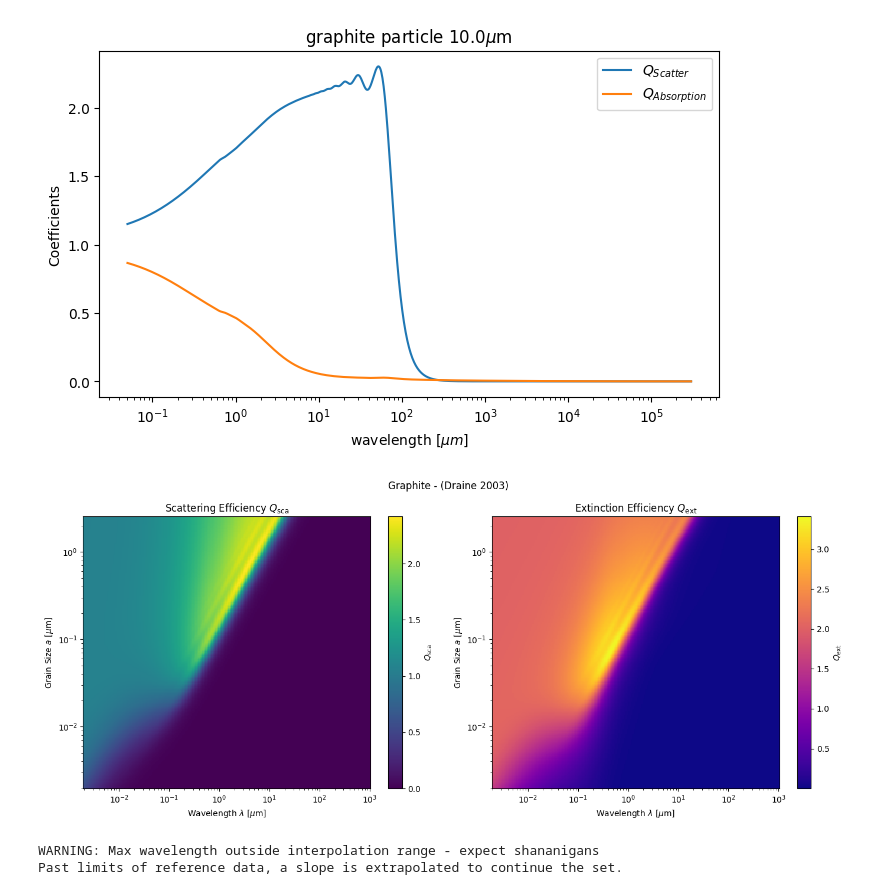
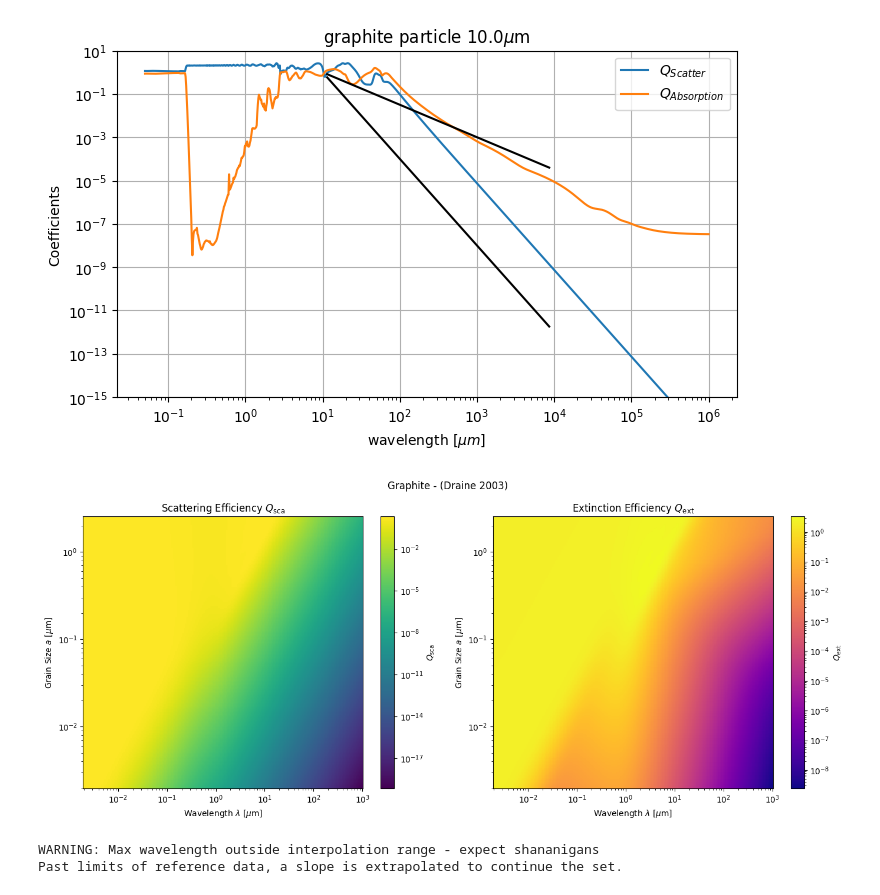
Before and after one commit to graves-andrew-02/DustOp, a Jupyter notebook: Opacity_Solver.ipynb, the cells around one changed output. Saved outputs shown, nothing was run; the diff lists cells and outputs as text; code cells hidden in the pictures.

```diff
--- a/Opacity_Solver.ipynb
+++ b/Opacity_Solver.ipynb
@@ -16,7 +11,7 @@ def get_ref_data(material):
   elif material == 'fe':
     wv_raw, n_raw, k_raw =  np.loadtxt('ref index data/fe-c-Henning1996.download', skiprows= 12, unpack = True)
   elif material == 'h2o':
-    wv_raw, n_raw, k_raw =  np.loadtxt('ref index data/h2o-a-Hudgins1993.lnk', skiprows= 27, unpack = True)
+    wv_raw, n_raw, k_raw =  np.loadtxt('ref index data/h2o-w-Warren2008.lnk', skiprows= 27, unpack = True)
   else:
     print('not applicable material')
 
@@ -28,12 +23,13 @@ def get_ref_data(material):
 wv_raw, n_raw, k_raw = np.loadtxt('ref index data/c-gra-Draine2003.download', skiprows=27, unpack=True)
 #wv_raw, n_raw, k_raw = np.loadtxt('sic-Draine1993.download', skiprows=28, unpack=True)
 
-#n_raw = 1*np.ones_like(n_raw)
-#k_raw = 0.001 * (wv_raw*np.ones_like(n_raw))**-2
 
 #optool data to compare to
 #wavelength, ka, ks, g = np.loadtxt('dustkappa-gra-1um.dat', skiprows=24, unpack=True)
 
-wv_raw, n_raw, k_raw = get_ref_data('fe')
-wv, m = mie.interp_m(wv_raw, n_raw, k_raw, wv_range = [5e-2, 300000], num_points = 1000)
+wv_raw, n_raw, k_raw = get_ref_data('h2o')
+
+#k_raw = 0.000001 * (wv_raw*np.ones_like(n_raw))**0.4
+#n_raw = 0.000001 * (wv_raw*np.ones_like(n_raw))**0.4
+wv, m = mie.interp_m(wv_raw, n_raw, k_raw, wv_range = [5e-2, 10**6], num_points = 1000)
 #m = (1.0 + 0.1*wv*1j) * np.ones_like(m)
@@ -76,11 +83,23 @@ ax.legend(loc ='best')
 ax.set_xlabel(r'wavelength [$\mu m$]')
 ax.set_ylabel(r'Coefficients')
 ax.set_title(f'graphite particle {a}'+ r'$\mu$m')
+x_line = np.logspace(np.log10(min(wv)),np.log10(max(wv)),100)
+y_line = 10*(x_line / 10)**-1.5
+
+mask = np.where((x_line >10) & (x_line < 10000))
+ax.plot(x_line[mask], y_line[mask]/a, color = 'black', label = "")
+
+y_line = 10*(x_line / 10)**-4
+
+ax.plot(x_line[mask], y_line[mask]/a, color = 'black', label = "")
+
 #ax.set_xlim(0.4,1)
-
+ax.set_ylim(10**-15, 10)
 ax.set_xscale('log')
+ax.set_yscale('log')
+ax.grid()
 # %% [output]
-[figure, old version]
+[figure, new version]
 # %%
 mie_interp, nd_mie_arr, size_arr, wv_arr =  mie.create_mie_interp([2e-3, 1000], [1e-3, 2.5], wv_raw, n_raw, k_raw, 300, 100)
 # %%
@@ -98,33 +117,33 @@ A, WV = np.meshgrid(a_grid, wv_grid, indexing='ij')
 coords = np.column_stack((A.ravel(), WV.ravel()))
 vals = mie_interp(coords)
 
 # Reshape results back to 2D grids
 qsca_grid = vals[:, 0].reshape(A.shape)
 qext_grid = vals[:, 1].reshape(A.shape)
 
 # Create 2D plots
 fig, axes = plt.subplots(1, 2, figsize=(14, 6))
 
 # Plot Q_sca
-im1 = axes[0].pcolormesh(WV, A, qsca_grid, shading='auto', cmap='viridis')
+im1 = axes[0].pcolormesh(WV, A, qsca_grid, shading='auto', cmap='viridis', norm = 'log')
 axes[0].set_xscale('log')
 axes[0].set_yscale('log')
 axes[0].set_xlabel(r'Wavelength $\lambda$ [$\mu$m]')
 axes[0].set_ylabel(r'Grain Size $a$ [$\mu$m]')
 axes[0].set_title(r'Scattering Efficiency $Q_{\rm sca}$')
 fig.colorbar(im1, ax=axes[0], label=r'$Q_{\rm sca}$')
 
 # Plot Q_ext
-im2 = axes[1].pcolormesh(WV, A, qext_grid, shading='auto', cmap='plasma')
+im2 = axes[1].pcolormesh(WV, A, qext_grid, shading='auto', cmap='plasma', norm = 'log')
 axes[1].set_xscale('log')
 axes[1].set_yscale('log')
 axes[1].set_xlabel(r'Wavelength $\lambda$ [$\mu$m]')
 axes[1].set_ylabel(r'Grain Size $a$ [$\mu$m]')
 axes[1].set_title(r'Extinction Efficiency $Q_{\rm ext}$')
 fig.colorbar(im2, ax=axes[1], label=r'$Q_{\rm ext}$')
 fig.suptitle('Graphite - (Draine 2003)')
 
 plt.tight_layout()
 plt.show()
 # %% [output]
-[figure, old version]
+[figure, new version]
```
Also changed, not shown: parts of 14 cells of this notebook, 1 other file.
